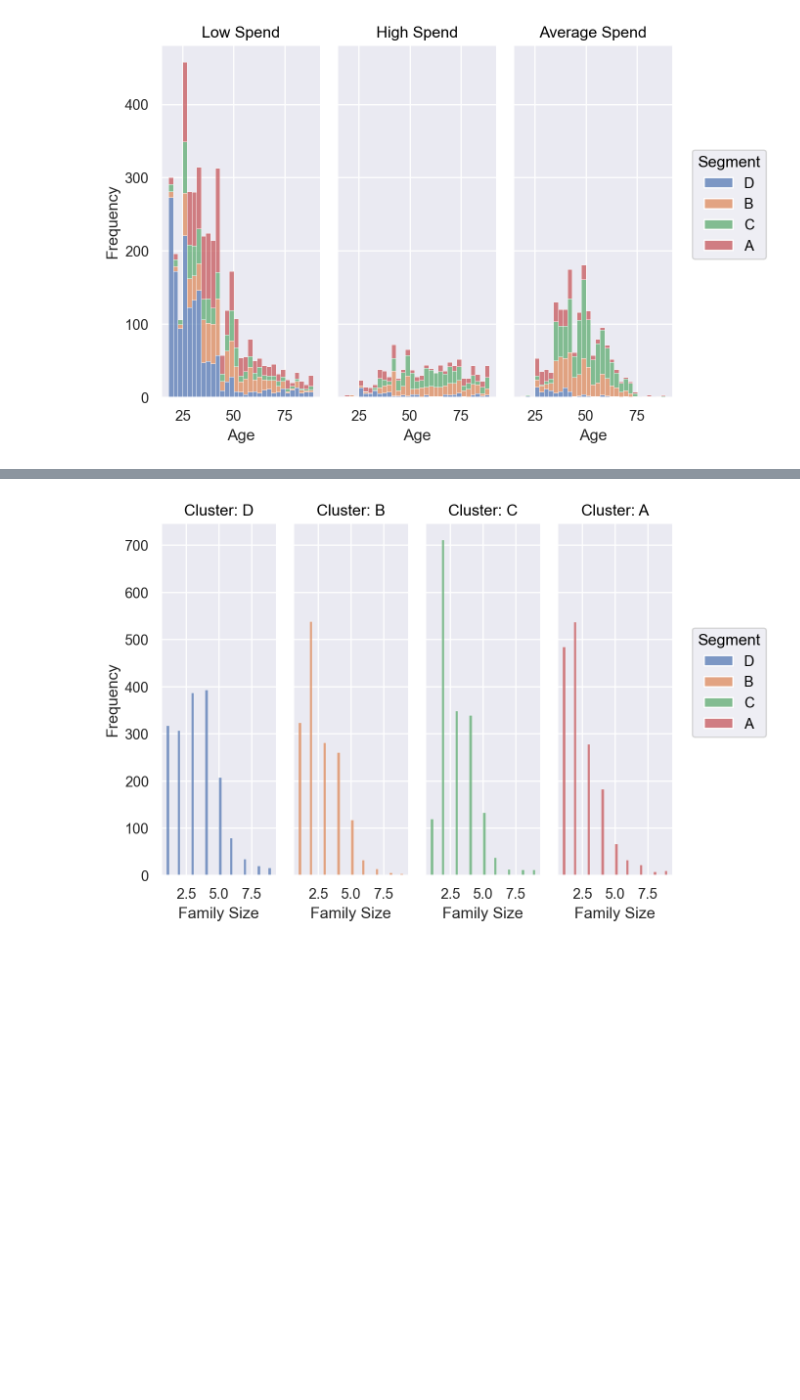
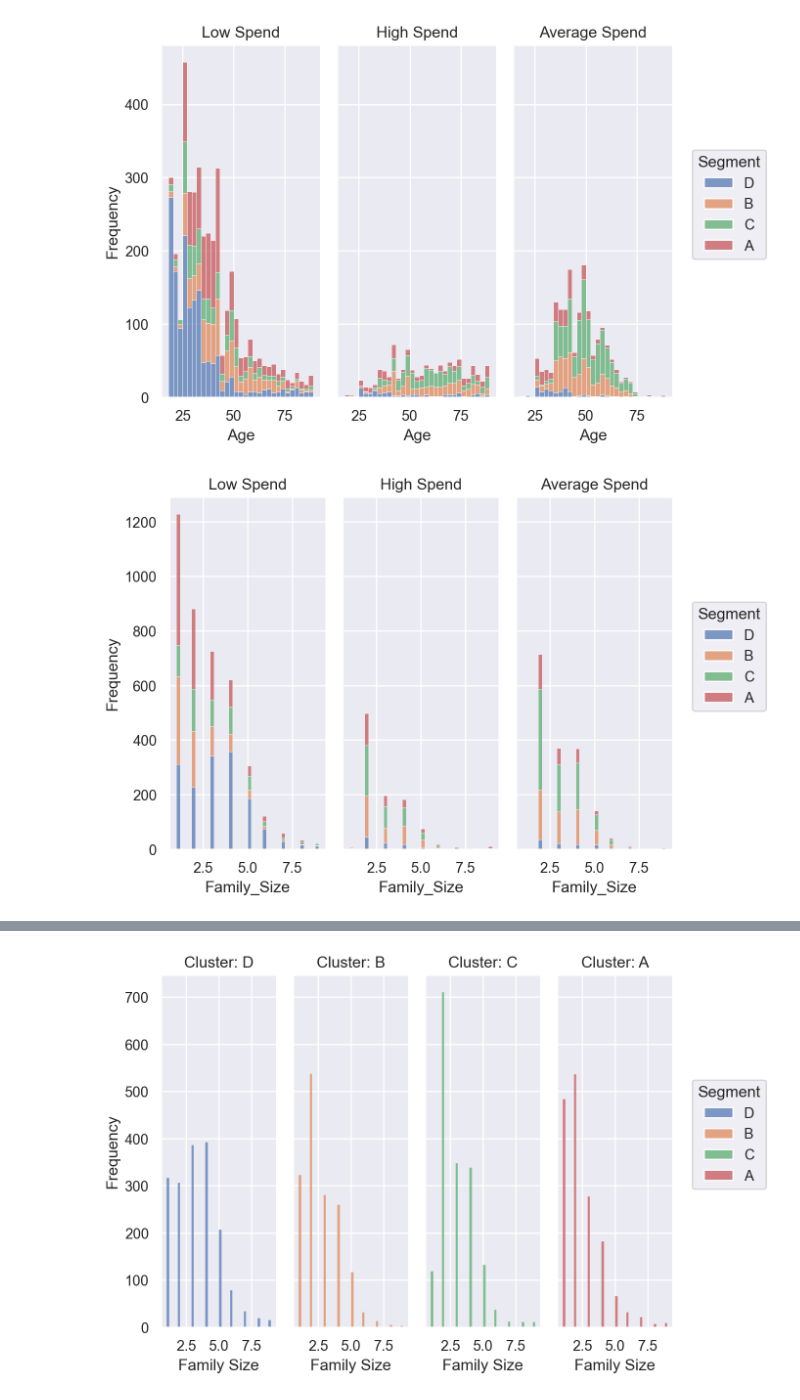
Before and after one commit to DomS1080/Data-Science, a Jupyter notebook: Projects/Customer/Customer.ipynb, the cells around one changed output, grey strips where cells are left out. Drawn from its saved outputs; the diff is of its cells as text; code cells hidden in the pictures; blank space fills up the shorter version.

```diff
--- a/Projects/Customer/Customer.ipynb
+++ b/Projects/Customer/Customer.ipynb
@@ -585,2 +588,11 @@ plot1.label(y='Frequency', title='{} Spend'.format)
 # %% [output]
 [figure]
+# %%
+plot_fam = (
+    so.Plot(int_df, x='Family_Size', color='Segment')
+    .facet('Spending_Score')
+    .add(so.Bars(), so.Hist(), so.Stack())
+)
+plot_fam.label(y='Frequency', title='{} Spend'.format)
+# %% [output]
+[figure, added]
```
Also changed, not shown: parts of 25 cells of this notebook.
